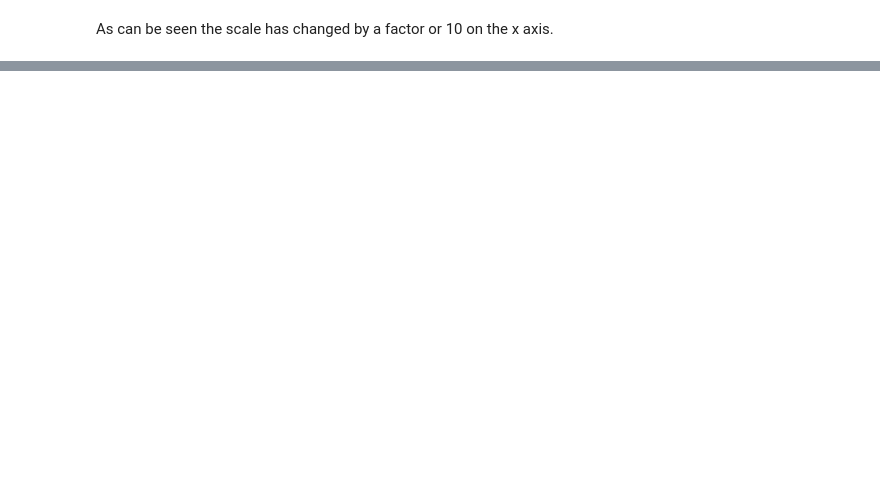
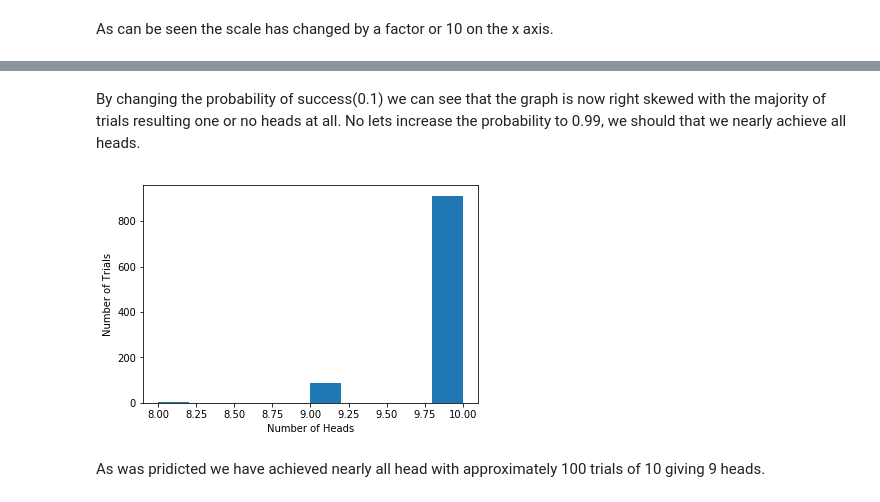
Before and after one commit to shanecanny1/Assignment-1, a Jupyter notebook: Programming for Data Assignment 1 Jupyter NoteBook.ipynb, the cells around one changed output, grey strips where cells are left out. Saved outputs shown, nothing was run; the diff lists cells and outputs as text; code cells hidden in the pictures; blank space fills up the shorter version.

```diff
--- a/Programming for Data Assignment 1 Jupyter NoteBook.ipynb
+++ b/Programming for Data Assignment 1 Jupyter NoteBook.ipynb
@@ -373,0 +416,12 @@ As can be seen the scale has changed by a factor or 10 on the x axis.
+# %% [markdown]
+By changing the probability of success(0.1) we can see that the graph is now right skewed with the majority of trials resulting one or no heads at all. No lets increase the probability to 0.99, we should that we nearly achieve all heads.
+# %%
+s = np.random.binomial(10,0.99, 1000)
+plt.hist(s)
+plt.xlabel("Number of Heads")
+plt.ylabel("Number of Trials")
+plt.show()
+# %% [output]
+[figure, added]
+# %% [markdown]
+As was pridicted we have achieved nearly all head with approximately 100 trials of 10 giving 9 heads.
```
Also changed, not shown: parts of 29 cells of this notebook.
